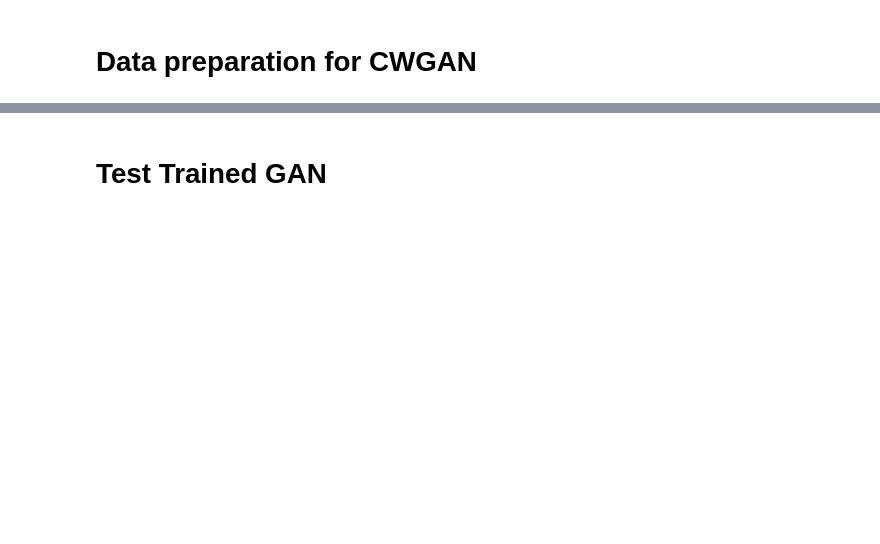
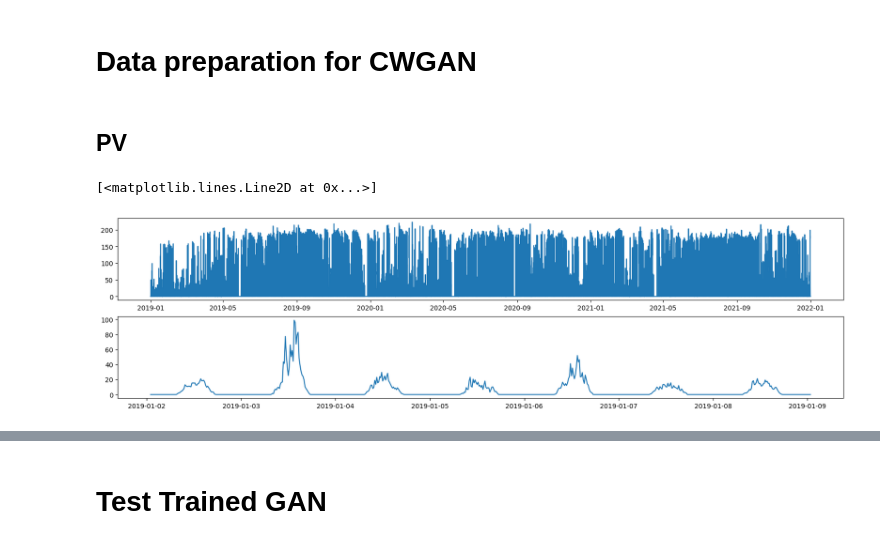
Before and after one commit to WillWang1113/Conditional_Wasserstein_GAN, a Jupyter notebook: test.ipynb, the cells around one changed output, grey strips where cells are left out. Cells and saved outputs as stored; diff of their text form; code cells hidden in the pictures; blank space fills up the shorter version.

```diff
--- a/test.ipynb
+++ b/test.ipynb
@@ -1,5 +1,21 @@
 # %% [markdown]
 # Data preparation for CWGAN
+# %% [markdown]
+## PV
+# %%
+import pandas as pd
+import numpy as np
+import matplotlib.pyplot as plt
+
+pth = "data/PV_jz.csv"
+pv = pd.read_csv(pth)
+pv["ds"] = pd.to_datetime(pv["ds"])
+fig, ax = plt.subplots(2, figsize=[20,5])
+ax[0].plot(pv["ds"], pv["value"])
+ax[1].plot(pv["ds"][100:100+96*7], pv["value"][100:100+96*7])
+# %% [output]
+[<matplotlib.lines.Line2D at 0x...>]
+[figure, added]
 # %%
 import pandas as pd
 import numpy as np
```
Also changed, not shown: parts of 8 cells of this notebook, 12 other files.
